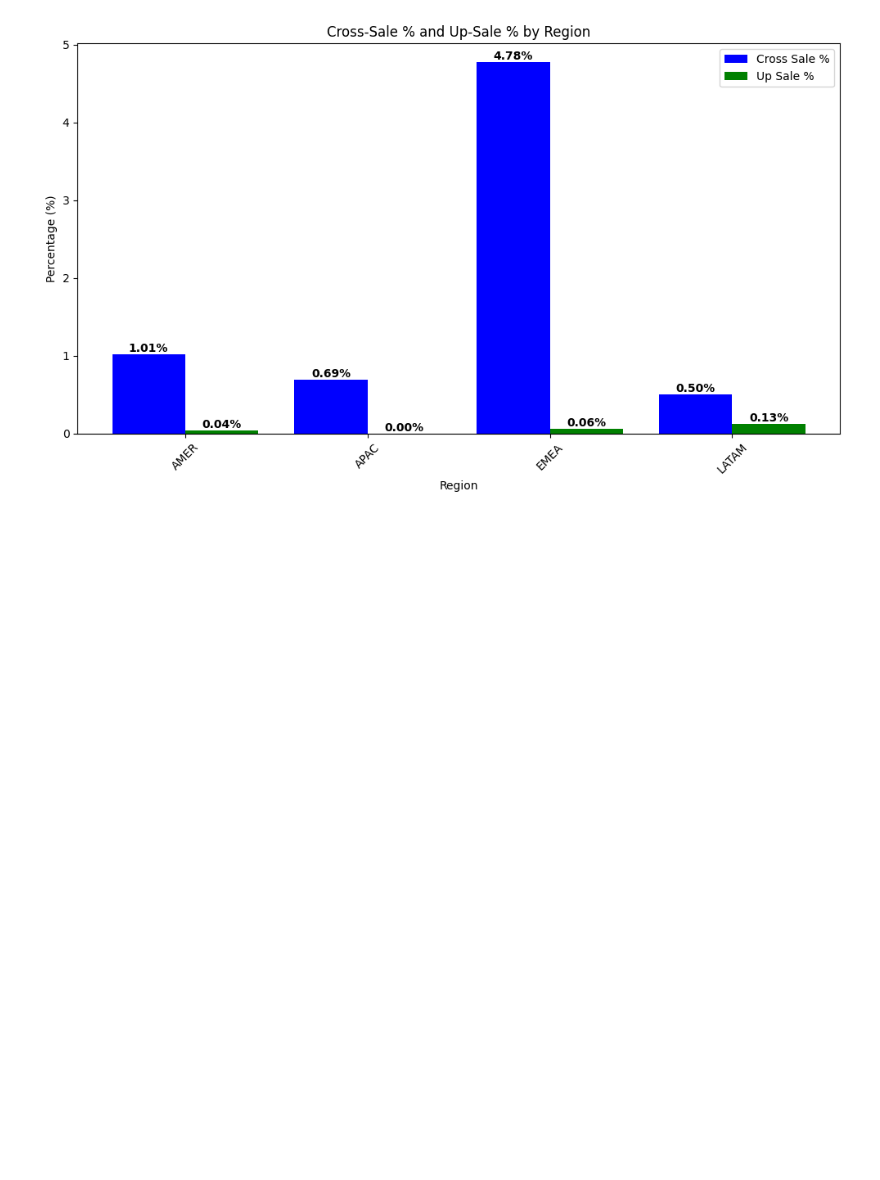
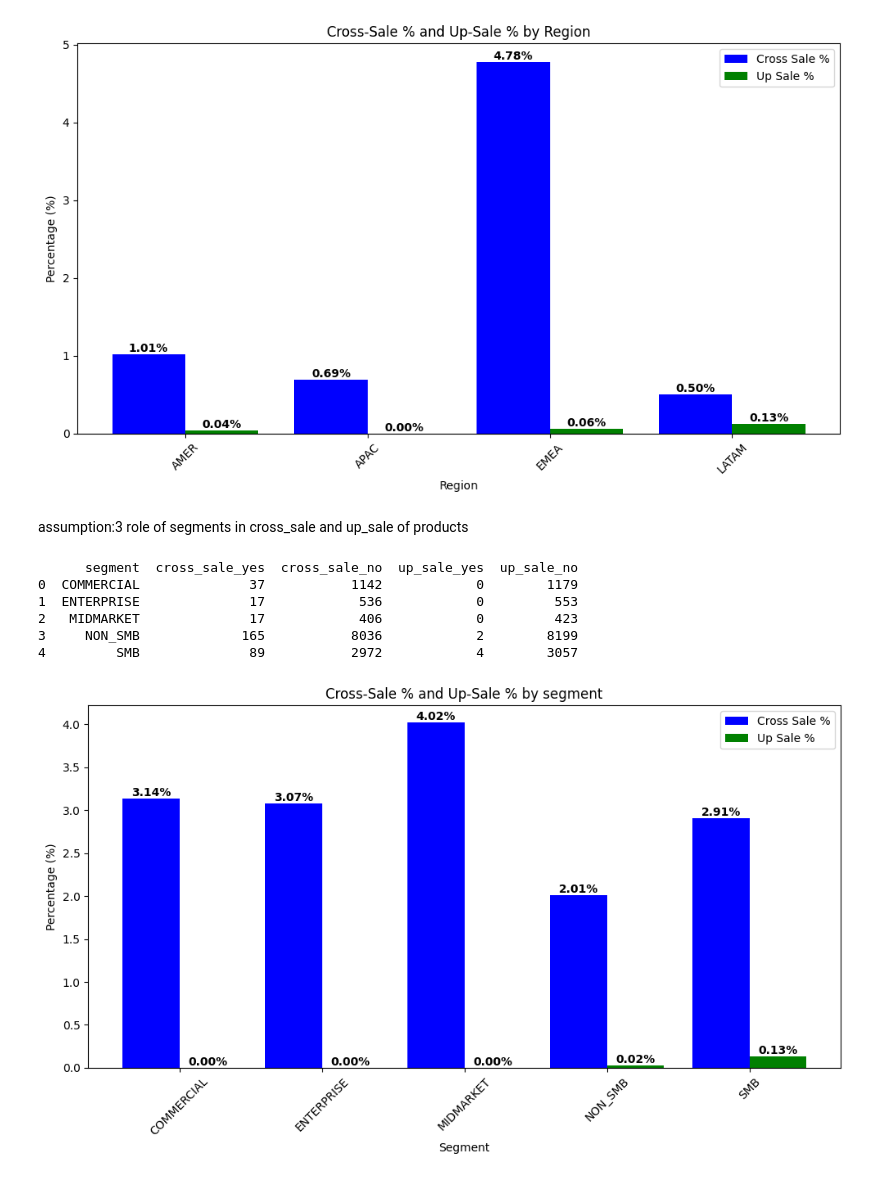
Before and after one commit to vibhavanrao/ds, a Jupyter notebook: dataset.ipynb, the cells around one changed output. Drawn from its saved outputs; the diff is of its cells as text; code cells hidden in the pictures; blank space fills up the shorter version.

```diff
--- a/dataset.ipynb
+++ b/dataset.ipynb
@@ -108,3 +160,50 @@ plt.tight_layout()
 plt.show()
 # %% [output]
 [figure]
+# %% [markdown]
+assumption:3 role of segments in cross_sale and up_sale of products
+# %%
+df = pd.read_csv("final_merged_data.csv")
+segment_columns = ["segment_commercial","segment_enterprise","segment_midmarket","segment_non_smb","segment_smb"]
+def get_segment(row):
+    for segment in segment_columns:
+        if row.get(segment, 0) == 1:
+            return segment.replace("segment_", "").upper()
+    return "UNKNOWN"
+df["segment"] = df.apply(get_segment, axis=1)
+segment_analysis = df.groupby("segment").agg(
+    cross_sale_yes=("cross_sale", lambda x: (x == 1).sum()),
+    cross_sale_no=("cross_sale", lambda x: (x == 0).sum()),
+    up_sale_yes=("up_sale", lambda x: (x == 1).sum()),
+    up_sale_no=("up_sale", lambda x: (x == 0).sum())
+).reset_index()
+print(segment_analysis)
+segment_analysis["cross_sale_percent"] = (segment_analysis["cross_sale_yes"] / (segment_analysis["cross_sale_yes"] + segment_analysis["cross_sale_no"])) * 100
+segment_analysis["up_sale_percent"] = (segment_analysis["up_sale_yes"] / (segment_analysis["up_sale_yes"] + segment_analysis["up_sale_no"])) * 100
+fig, ax = plt.subplots(figsize=(10, 6))
+x = np.arange(len(segment_analysis["segment"]))
+width = 0.4
+bars1 = ax.bar(x - width/2, segment_analysis["cross_sale_percent"], width, color="blue", label="Cross Sale %")
+bars2 = ax.bar(x + width/2, segment_analysis["up_sale_percent"], width, color="green", label="Up Sale %")
+for bar in bars1:
+    height = bar.get_height()
+    ax.text(bar.get_x() + bar.get_width()/2, height, f'{height:.2f}%', ha='center', va='bottom', fontweight='bold')
+for bar in bars2:
+    height = bar.get_height()
+    ax.text(bar.get_x() + bar.get_width()/2, height, f'{height:.2f}%', ha='center', va='bottom', fontweight='bold')
+ax.set_title("Cross-Sale % and Up-Sale % by segment")
+ax.set_xlabel("Segment")
+ax.set_ylabel("Percentage (%)")
+ax.set_xticks(x)
+ax.set_xticklabels(segment_analysis["segment"], rotation=45)
+ax.legend()
+plt.tight_layout()
+plt.show()-
+# %% [output]
+      segment  cross_sale_yes  cross_sale_no  up_sale_yes  up_sale_no
+0  COMMERCIAL              37           1142            0        1179
+1  ENTERPRISE              17            536            0         553
+2   MIDMARKET              17            406            0         423
+3     NON_SMB             165           8036            2        8199
+4         SMB              89           2972            4        3057
+[figure, added]
```
Also changed, not shown: parts of 5 cells of this notebook, 2 other files.
